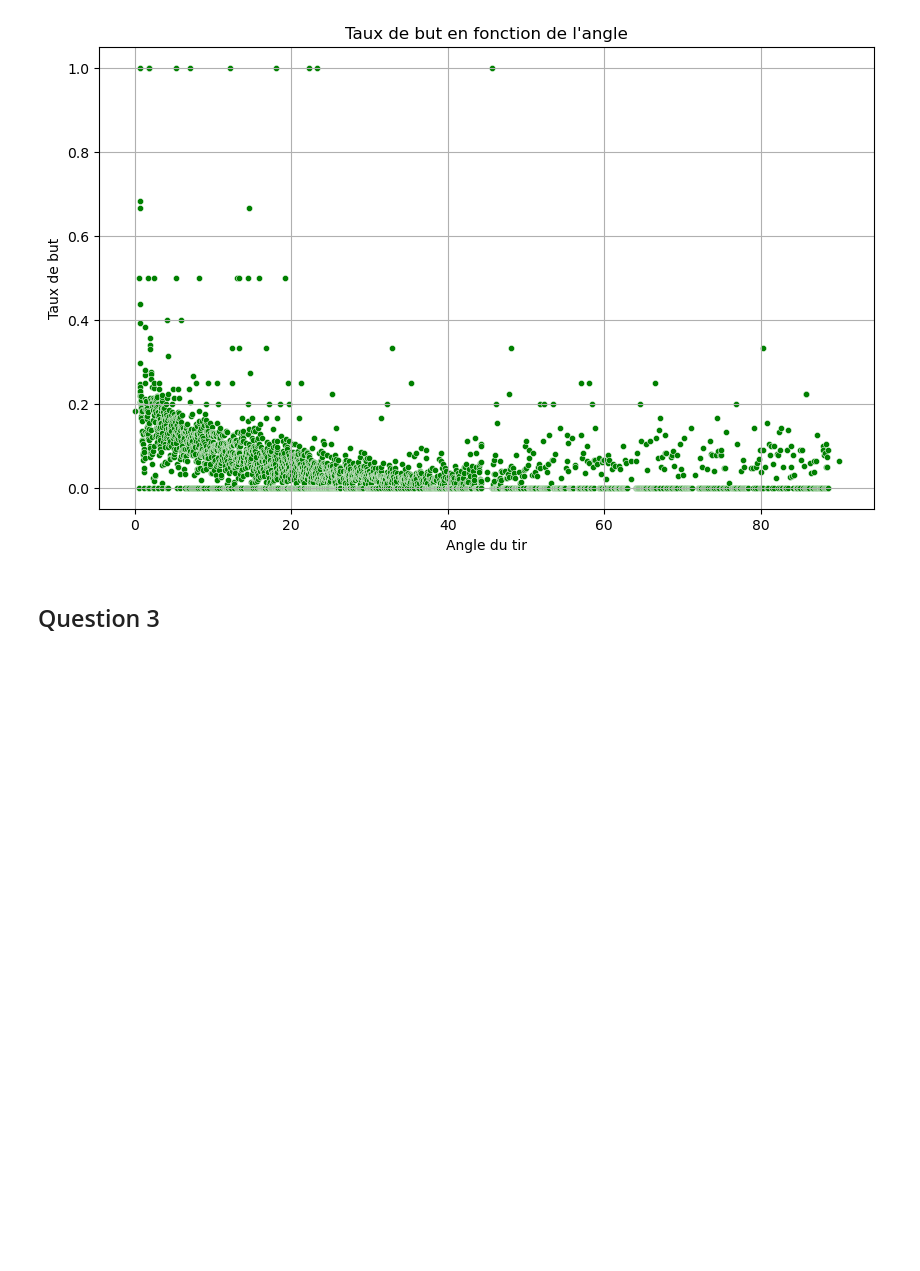
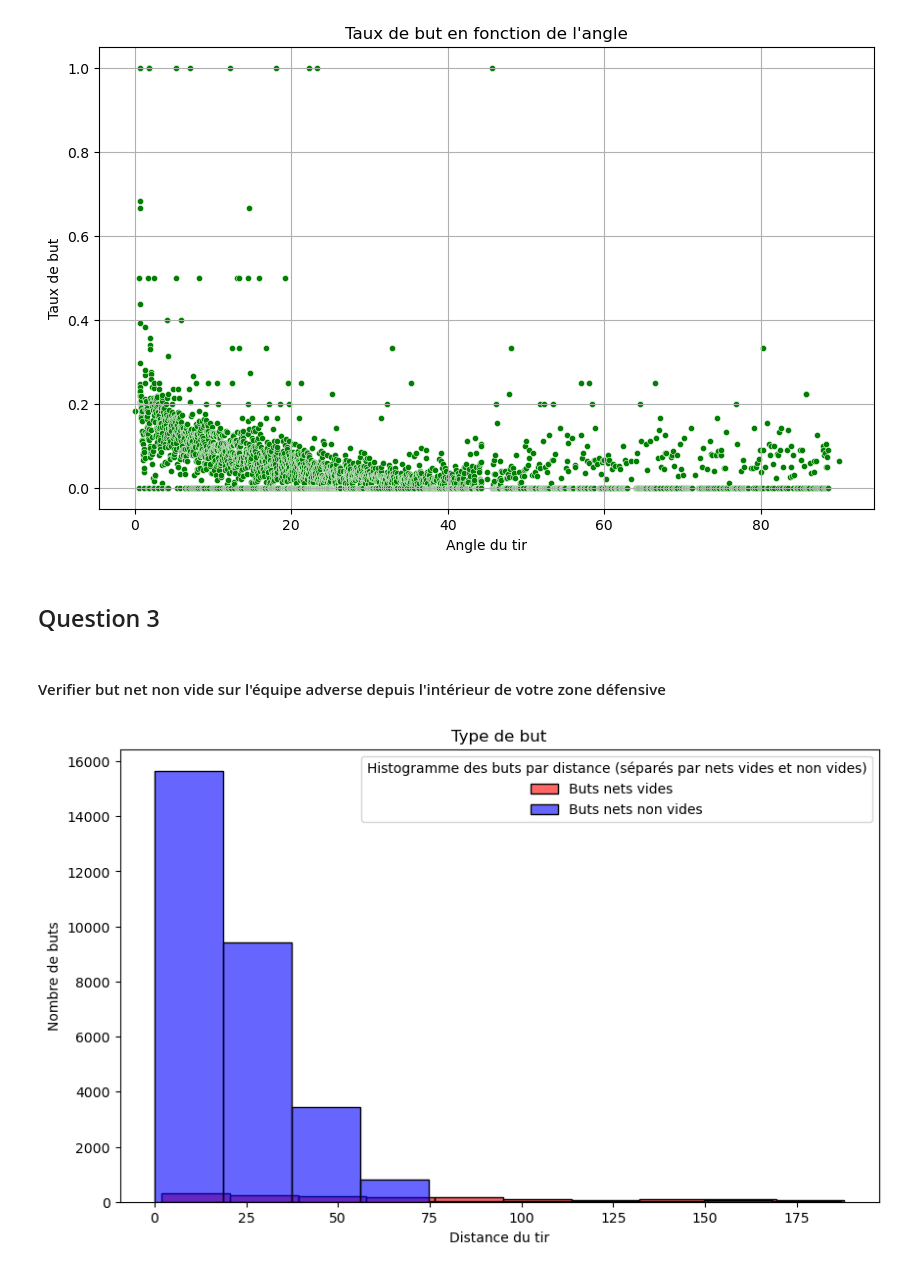
Before and after one commit to Seet-git/FT6758-NHL_A11, a Jupyter notebook: main_Milestone-2.ipynb, the cells around one changed output. Drawn from its saved outputs; the diff is of its cells as text; code cells hidden in the pictures; blank space fills up the shorter version.

```diff
--- a/main_Milestone-2.ipynb
+++ b/main_Milestone-2.ipynb
@@ -239,3 +238,30 @@ scatterplot_2_variables(df=df_angle_goal_rate, x='shotAngle', y='goalRate',color
 [figure]
 # %% [markdown]
 ## Question 3
+# %% [markdown]
+#### Verifier but net non vide sur l'équipe adverse depuis l'intérieur de votre zone défensive
+# %%
+def verification_goal_netStatus_shotDistance(df, column, x, colorHist1, labelHist1, colorHist2, labelHist2, xlabel, ylabel, title, legendTitle):
+    # Séparer les buts par type de "net"
+    df_goals_vide = df[df[column] == 1]
+    df_goals_non_vide = df[df[column] == 0]
+    # Histogramme des buts nets vides et non vides classés par distance
+    plt.figure(figsize=(10, 6))
+    # Histogramme pour les buts nets vides
+    sns.histplot(df_goals_vide, x=x, color=colorHist1, bins=10, label=labelHist1, kde=False, stat='count', alpha=0.6)
+    # Histogramme pour les buts nets non vides
+    sns.histplot(df_goals_non_vide, x=x, color=colorHist2, bins=10, label=labelHist2, kde=False, stat='count', alpha=0.6)
+    # Ajouter une légende et des labels
+    plt.xlabel(xlabel)
+    plt.ylabel(ylabel)
+    plt.title(legendTitle)
+    plt.legend(title=title)
+    # Afficher l'histogramme
+    plt.show()
+
+# Filtrer les données pour ne conserver que les buts
+df_goals = train_data[train_data['isGoal'] == 1]
+
+verification_goal_netStatus_shotDistance(df=df_goals, column='emptyGoalNet_0_1', x='shotDistance', colorHist1='red', labelHist1='Buts nets vides', colorHist2='blue', labelHist2='Buts nets non vides', xlabel='Distance du tir', ylabel='Nombre de buts', title='Histogramme des buts par distance (séparés par nets vides et non vides)', legendTitle='Type de but')
+# %% [output]
+[figure, added]
```
Also changed, not shown: parts of 18 cells of this notebook.
